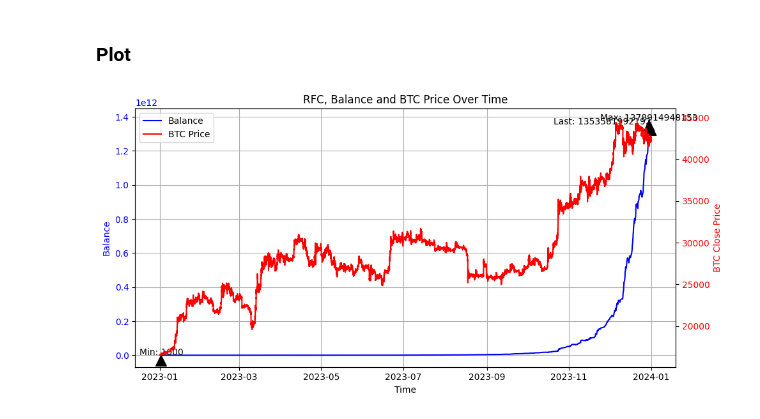
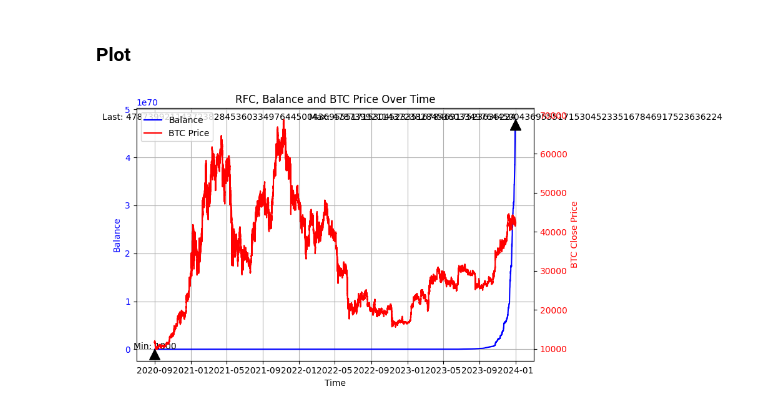
Before and after one commit to sminibae/MidasProject3, a Jupyter notebook: BTC/07.Backtest.ipynb, the cells around one changed output. Saved outputs shown, nothing was run; the diff lists cells and outputs as text; code cells hidden in the pictures.

```diff
--- a/BTC/07.Backtest.ipynb
+++ b/BTC/07.Backtest.ipynb
@@ -276,7 +276,7 @@ trades_df['time'] = trades_df['time'].apply(lambda x: unix_to_iso(x))
 trades_df['time'] = pd.to_datetime(trades_df['time'])
 
 # Load and process BTC data
-btc_df = pd.read_csv('Data/2023_BTCUSDT_3min_data.csv')
+btc_df = pd.read_csv('Data/until_2023_BTCUSDT_3min_data.csv')
 btc_df = btc_df[['Open time', 'Close']]
 btc_df['time'] = btc_df['Open time'].apply(lambda x: unix_to_iso(x))
 btc_df['time'] = pd.to_datetime(btc_df['time'])
@@ -321,34 +321,34 @@ ax1.annotate(f'Max: {max_balance}',
 
 # Annotate the minimum balance
 ax1.annotate(f'Min: {min_balance}',
                 xy=(time_of_min_balance, min_balance),
                 xytext=(time_of_min_balance, min_balance - 100),  # Adjust text position
                 arrowprops=dict(facecolor='black', shrink=0.05),
                 ha='center')  # Horizontal alignment
 
 # Annotate the last balance
 ax1.annotate(f'Last: {last_balance}',
                 xy=(last_time, last_balance),
                 xytext=(last_time, last_balance - 100),  # Adjust text position
                 arrowprops=dict(facecolor='black', shrink=0.05),
                 ha='right')  # Horizontal alignment
 
 # Set the title and layout
 plt.title(f'RFC, Balance and BTC Price Over Time')
 plt.xticks(rotation=45)  # Rotate the x-axis labels for readability
 fig.tight_layout()  # Adjust layout
 
 # Add a legend
 lines, labels = ax1.get_legend_handles_labels()
 lines2, labels2 = ax2.get_legend_handles_labels()
 ax2.legend(lines + lines2, labels + labels2, loc='upper left')
 
 # Save the figure
 # fig.savefig(f'Figures/RFC.png')
 plt.show()
 plt.close(fig)
 # %% [output]
-[figure, old version]
+[figure, new version]
 # %%
 import math
 temp = trades_df['balance'].apply(lambda x: math.log10(x))
```
Also changed, not shown: parts of 3 cells of this notebook, 12 other files.
